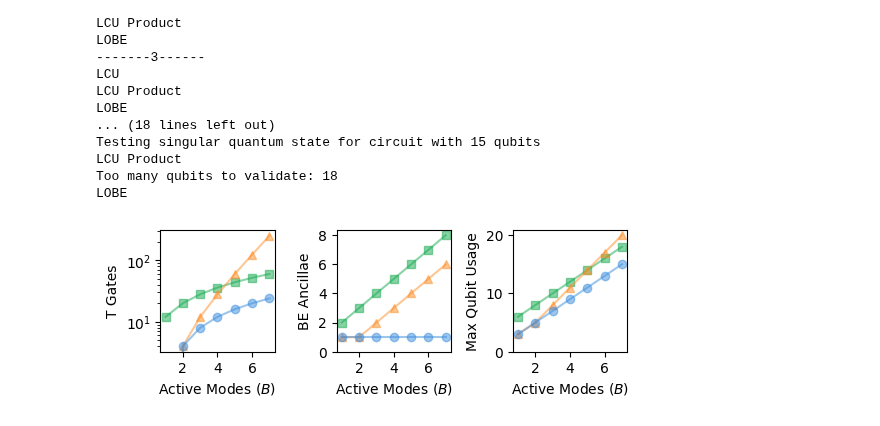
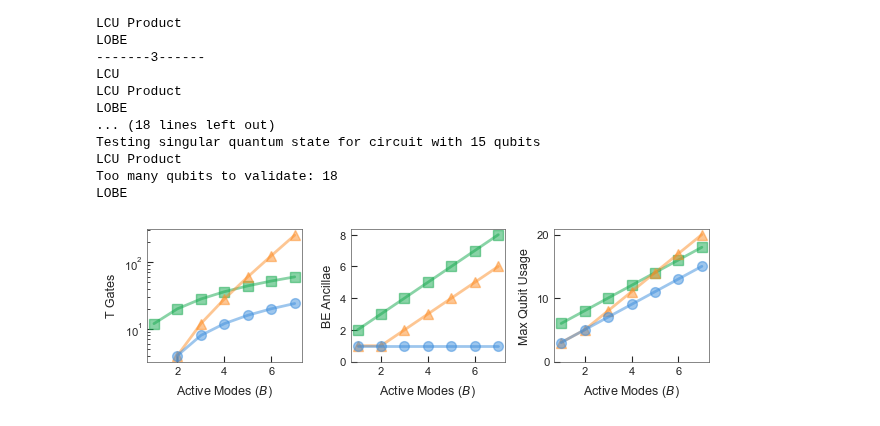
Before and after one commit to Tufts-QIQC/LOBE, a Jupyter notebook: notebooks/benchmarking/components/fermionic_operators.ipynb, the cells around one changed output. Drawn from its saved outputs; the diff is of its cells as text; code cells hidden in the pictures.

Commit message:
Updating fermionic notebooks

```diff
--- a/notebooks/benchmarking/components/fermionic_operators.ipynb
+++ b/notebooks/benchmarking/components/fermionic_operators.ipynb
@@ -383,7 +381,6 @@ Number of Elbows:  3
 # Benchmarking Against LCU Block-Encodings
 # %%
 from openparticle import ParticleOperator
-import numpy as np
 import cirq
 import matplotlib.pyplot as plt
 
@@ -391,8 +388,12 @@ import sys, os
 sys.path.append(os.path.join(os.path.dirname(os.path.realpath('__file__')), '../..'))
 sys.path.append(os.path.join(os.path.dirname(os.path.realpath('__file__')), '..'))
 from pauli_lcu import lcuify, piecewise_lcu
+from colors import *
+from quantum_style import global_setup
+from src.lobe.fermionic import fermionic_plus_hc_block_encoding
 from src.lobe.system import System
-from colors import *
-from src.lobe.fermionic import fermionic_plus_hc_block_encoding
 from tests._utils import _validate_block_encoding
+global_setup()
+%matplotlib inline
+UPDATE_FIGURES = False
 # %% [output]
@@ -583,35 +586,36 @@ LCU Product
 Too many qubits to validate: 18
 LOBE
 # %%
-fig, axes = plt.subplots(1, 3, figsize=(14 / 2.54, 5 / 2.54))
+fig, axes = plt.subplots(1, 3, figsize=(16 / 2.54, 5 / 2.54))
 
-axes[0].plot(numbers_of_active_modes, [(4*LCU_PRODUCT_DATA[i][0].number_of_elbows) + LCU_PRODUCT_DATA[i][0].number_of_t_gates for i in range(len(numbers_of_active_modes))], color=GREEN, marker='s', alpha = 0.5)
-axes[0].plot(numbers_of_active_modes, [(4*LCU_DATA[i][0].number_of_elbows) + LCU_DATA[i][0].number_of_t_gates for i in range(len(numbers_of_active_modes))], color=ORANGE, marker='^', alpha = 0.5)
-axes[0].plot(numbers_of_active_modes, [(4*LOBE_DATA[i][0].number_of_elbows) + LOBE_DATA[i][0].number_of_t_gates for i in range(len(numbers_of_active_modes))], color=BLUE, marker='o', alpha = 0.5)
+axes[0].plot(numbers_of_active_modes, [(4*LCU_PRODUCT_DATA[i][0].number_of_elbows) + LCU_PRODUCT_DATA[i][0].number_of_t_gates for i in range(len(numbers_of_active_modes))], color=GREEN, marker='s', alpha = 0.5, ms=7, lw=2)
+axes[0].plot(numbers_of_active_modes, [(4*LCU_DATA[i][0].number_of_elbows) + LCU_DATA[i][0].number_of_t_gates for i in range(len(numbers_of_active_modes))], color=ORANGE, marker='^', alpha = 0.5, ms=7, lw=2)
+axes[0].plot(numbers_of_active_modes, [(4*LOBE_DATA[i][0].number_of_elbows) + LOBE_DATA[i][0].number_of_t_gates for i in range(len(numbers_of_active_modes))], color=BLUE, marker='o', alpha = 0.5, ms=7, lw=2)
 axes[0].set_ylabel("T Gates")
 axes[0].set_xlabel("Active Modes ($B$)")
 axes[0].set_yscale("log")
 
-axes[1].plot(numbers_of_active_modes, [LCU_PRODUCT_DATA[i][2] for i in range(len(numbers_of_active_modes))], color=GREEN, marker='s', alpha = 0.5)
-axes[1].plot(numbers_of_active_modes, [LCU_DATA[i][2] for i in range(len(numbers_of_active_modes))], color=ORANGE, marker='^', alpha = 0.5)
-axes[1].plot(numbers_of_active_modes, [LOBE_DATA[i][2] for i in range(len(numbers_of_active_modes))], color=BLUE, marker='o', alpha = 0.5)
+axes[1].plot(numbers_of_active_modes, [LCU_PRODUCT_DATA[i][2] for i in range(len(numbers_of_active_modes))], color=GREEN, marker='s', alpha = 0.5, ms=7, lw=2)
+axes[1].plot(numbers_of_active_modes, [LCU_DATA[i][2] for i in range(len(numbers_of_active_modes))], color=ORANGE, marker='^', alpha = 0.5, ms=7, lw=2)
+axes[1].plot(numbers_of_active_modes, [LOBE_DATA[i][2] for i in range(len(numbers_of_active_modes))], color=BLUE, marker='o', alpha = 0.5, ms=7, lw=2)
 axes[1].set_ylabel("BE Ancillae")
 axes[1].set_xlabel("Active Modes ($B$)")
 axes[1].set_yticks([0, 2, 4, 6, 8])
 
-axes[2].plot(numbers_of_active_modes, [LCU_PRODUCT_DATA[i][0].ancillae_highwater() + LCU_PRODUCT_DATA[i][2] + LCU_PRODUCT_DATA[i][3] + 1 for i in range(len(numbers_of_active_modes))], color=GREEN, marker='s', alpha = 0.5, label="LCU - Product")
-axes[2].plot(numbers_of_active_modes, [LCU_DATA[i][0].ancillae_highwater() + LCU_DATA[i][2] + LCU_DATA[i][3] + 1 for i in range(len(numbers_of_active_modes))], color=ORANGE, marker='^', alpha = 0.5, label="LCU")
-axes[2].plot(numbers_of_active_modes, [LOBE_DATA[i][0].ancillae_highwater() + LOBE_DATA[i][2] + LOBE_DATA[i][3] + 1 for i in range(len(numbers_of_active_modes))], color=BLUE, marker='o', alpha = 0.5, label="LOBE")
+axes[2].plot(numbers_of_active_modes, [LCU_PRODUCT_DATA[i][0].ancillae_highwater() + LCU_PRODUCT_DATA[i][2] + LCU_PRODUCT_DATA[i][3] + 1 for i in range(len(numbers_of_active_modes))], color=GREEN, marker='s', alpha = 0.5, ms=7, lw=2, label="LCU - Product")
+axes[2].plot(numbers_of_active_modes, [LCU_DATA[i][0].ancillae_highwater() + LCU_DATA[i][2] + LCU_DATA[i][3] + 1 for i in range(len(numbers_of_active_modes))], color=ORANGE, marker='^', alpha = 0.5, ms=7, lw=2, label="LCU")
+axes[2].plot(numbers_of_active_modes, [LOBE_DATA[i][0].ancillae_highwater() + LOBE_DATA[i][2] + LOBE_DATA[i][3] + 1 for i in range(len(numbers_of_active_modes))], color=BLUE, marker='o', alpha = 0.5, ms=7, lw=2, label="LOBE")
 axes[2].plot([], [], color="black", marker='x', ls='--', alpha = 0.5, label="Hamiltonian Norm")
 axes[2].set_ylabel("Max Qubit Usage")
 axes[2].set_xlabel("Active Modes ($B$)")
 axes[2].set_yticks([0, 10, 20])
 
 axes[0].set_xticks([2, 4, 6])
 axes[1].set_xticks([2, 4, 6])
 axes[2].set_xticks([2, 4, 6])
 
 plt.tight_layout()
-plt.show()
+if UPDATE_FIGURES:
+    plt.savefig("fermionic-hc-comparison.pdf")
 # %% [output]
-[figure, old version]
+[figure, new version]
```
Also changed, not shown: parts of 3 cells of this notebook.
